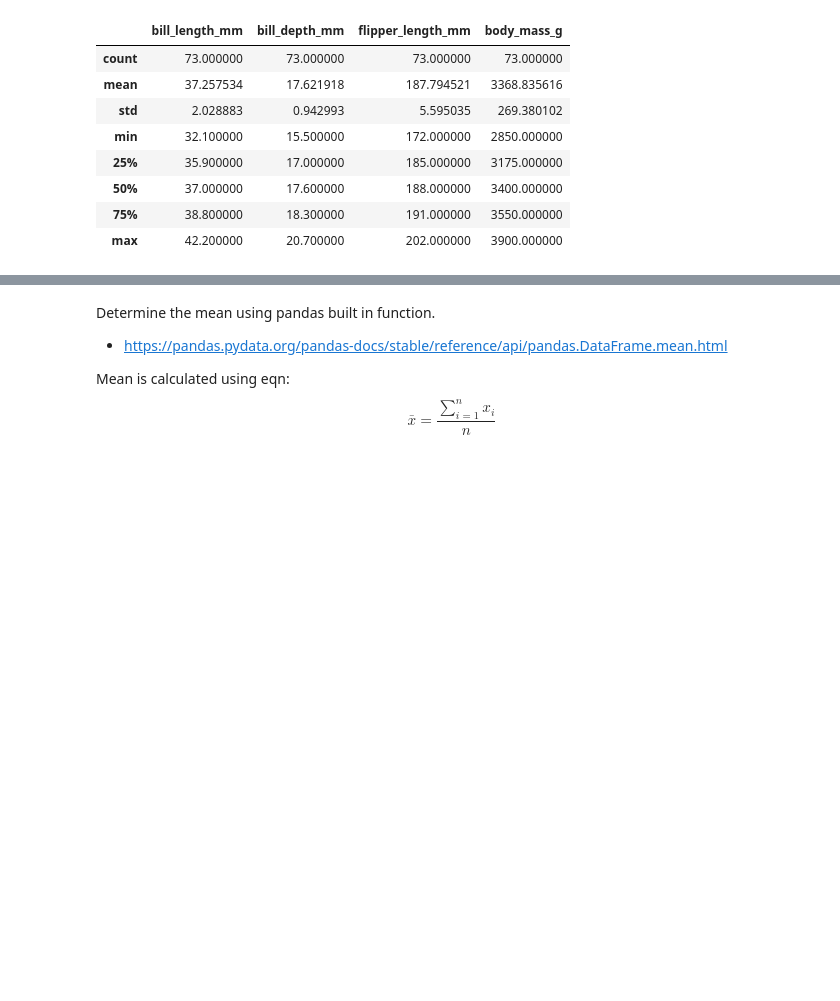
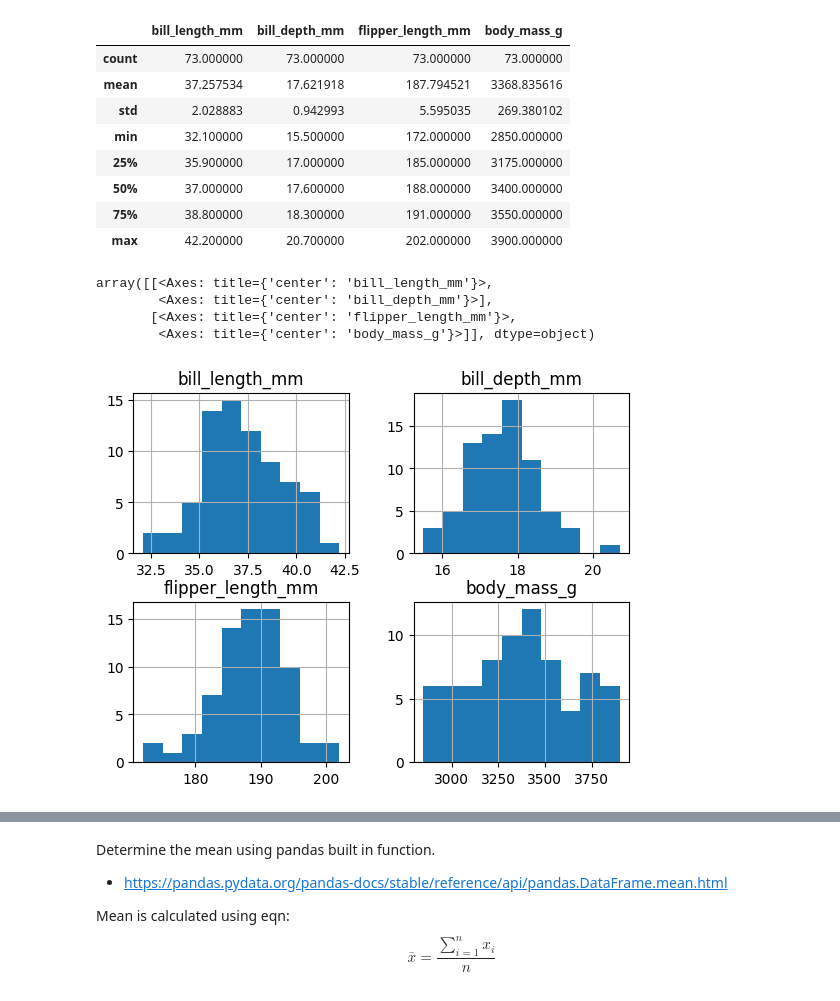
Before and after one commit to holmstead/principles_of_data_analytics, a Jupyter notebook: penguins.ipynb, the cells around one changed output, grey strips where cells are left out. Cells and saved outputs as stored; diff of their text form; code cells hidden in the pictures; blank space fills up the shorter version.

```diff
--- a/penguins.ipynb
+++ b/penguins.ipynb
@@ -334,3 +336,12 @@ df.query('species=="Adelie" & sex=="FEMALE"').describe()
 | 50% | 37.000000 | 17.600000 | 188.000000 | 3400.000000 |
 | 75% | 38.800000 | 18.300000 | 191.000000 | 3550.000000 |
 | max | 42.200000 | 20.700000 | 202.000000 | 3900.000000 |
+# %%
+# query Dataframe and describe the queried bits only
+df.query('species=="Adelie" & sex=="FEMALE"').hist()
+# %% [output]
+array([[<Axes: title={'center': 'bill_length_mm'}>,
+        <Axes: title={'center': 'bill_depth_mm'}>],
+       [<Axes: title={'center': 'flipper_length_mm'}>,
+        <Axes: title={'center': 'body_mass_g'}>]], dtype=object)
+[figure, added]
```
Also changed, not shown: parts of 20 cells of this notebook.
